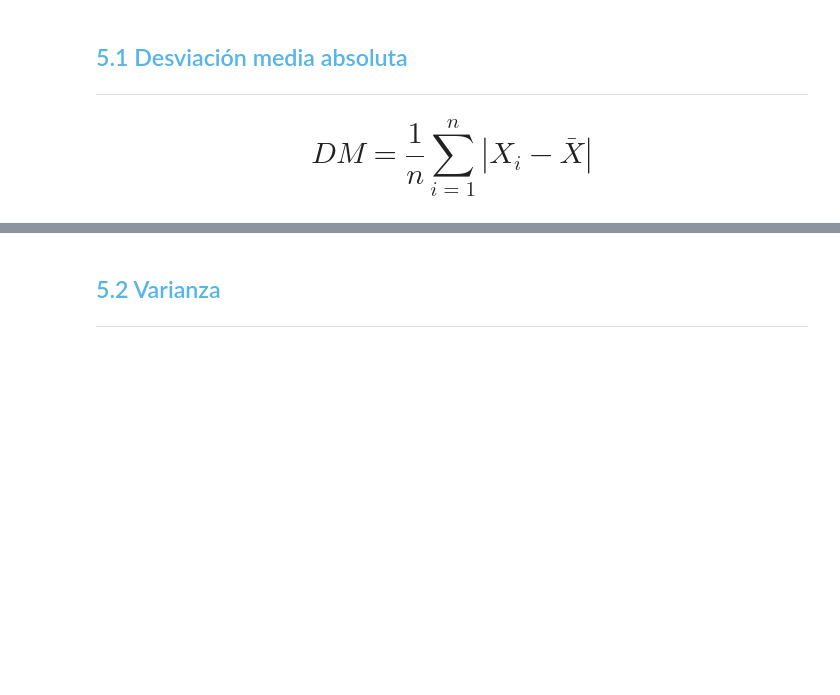
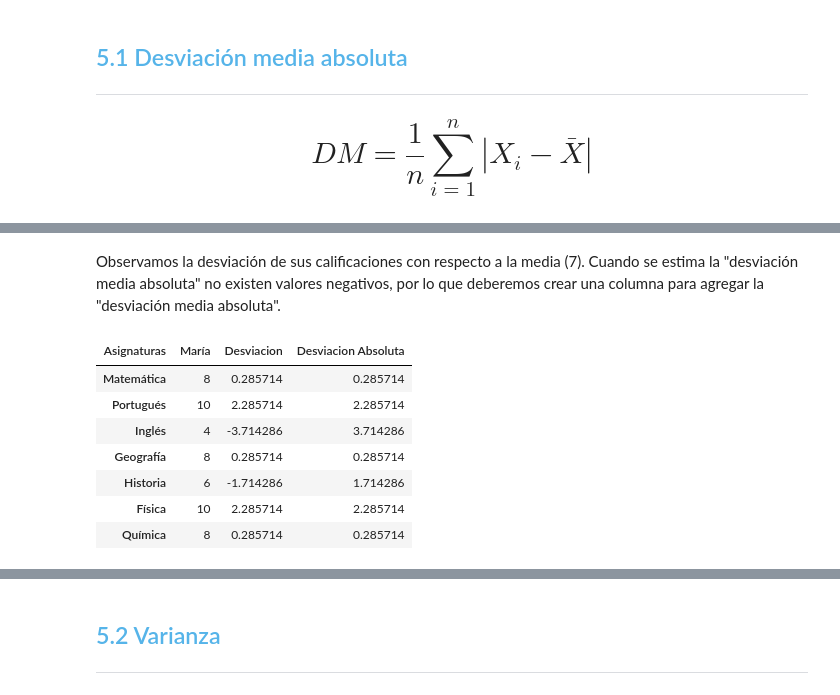
Before and after one commit to FerLopezCarrillo/challenge_amigo_secreto, a Jupyter notebook: Curso_de_Estadística_con_Python_1.ipynb, the cells around one changed output, grey strips where cells are left out. Drawn from its saved outputs; the diff is of its cells as text; code cells hidden in the pictures; blank space fills up the shorter version.

```diff
--- a/Curso_de_Estadística_con_Python_1.ipynb
+++ b/Curso_de_Estadística_con_Python_1.ipynb
@@ -1150,0 +1197,17 @@ Aunque las medidas de tendencia central y de localización proporcionan un resum
+# %% [markdown]
+Observamos la desviación de sus calificaciones con respecto a la media (7). Cuando se estima la "desviación media absoluta" no existen valores negativos, por lo que deberemos crear una columna para agregar la "desviación media absoluta".
+# %%
+calificaciones_maria_dispersion['Desviacion Absoluta'] = calificaciones_maria_dispersion['Desviacion'].abs()
+calificaciones_maria_dispersion
+##También se puede de esta manera:
+##calificaciones_maria_dispersion['|Desviacion|'] = calificaciones_maria_dispersion['Desviacion'].abs()
+##calificaciones_maria_dispersion##
+# %% [output]
+| Asignaturas | María | Desviacion | Desviacion Absoluta |
+| Matemática | 8 | 0.285714 | 0.285714 |
+| Portugués | 10 | 2.285714 | 2.285714 |
+| Inglés | 4 | -3.714286 | 3.714286 |
+| Geografía | 8 | 0.285714 | 0.285714 |
+| Historia | 6 | -1.714286 | 1.714286 |
+| Física | 10 | 2.285714 | 2.285714 |
+| Química | 8 | 0.285714 | 0.285714 |
```
Also changed, not shown: parts of 21 cells of this notebook.
